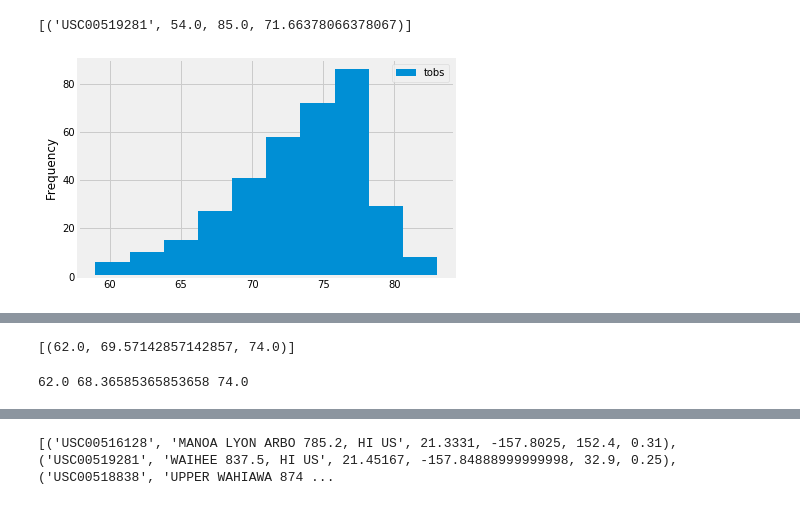
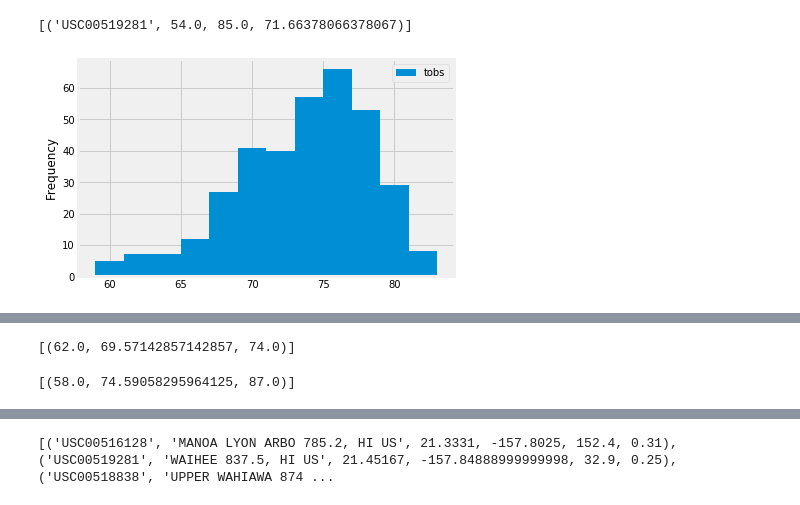
Before and after one commit to jwantrob/SQLAlchemy, a Jupyter notebook: climate_starter.ipynb, the cells around one changed output, grey strips where cells are left out. Saved outputs shown, nothing was run; the diff lists cells and outputs as text; code cells hidden in the pictures.

```diff
--- a/climate_starter.ipynb
+++ b/climate_starter.ipynb
@@ -143,13 +143,13 @@ USC00519281
 # %%
 # Choose the station with the highest number of temperature observations.
 # Query the last 12 months of temperature observation data for this station and plot the results as a histogram
 temps=session.query(Measurement.tobs).filter(Measurement.date>=year_ago).filter(Measurement.station==mostactivestationstr).all()
 temps_df = pd.DataFrame(temps, columns =['tobs'])
 temps_df.head(10)
-temps_df.plot.hist()
+temps_df.plot.hist(bins=12)
 plt.show()
 # %% [output]
-[figure, old version]
+[figure, new version]
 # %% [markdown]
 ![precipitation](Images/station-histogram.png)
 # %%
@@ -176,8 +176,12 @@ print(calc_temps('2012-02-28', '2012-03-05'))
 # %%
 # Use your previous function `calc_temps` to calculate the tmin, tavg, and tmax
 # for your trip using the previous year's data for those same dates.
+year_agostr=str(year_ago)
+print(calc_temps(year_agostr,laststr))
+#print(calc_temps('2016-08-23', '2017-08-23'))
+tripavgtemp = calc_temps(year_agostr,laststr)
 # %% [output]
-62.0 68.36585365853658 74.0
+[(58.0, 74.59058295964125, 87.0)]
 # %%
 # Plot the results from your previous query as a bar chart.
 # Use "Trip Avg Temp" as your Title
```
Also changed, not shown: parts of 2 cells of this notebook.
